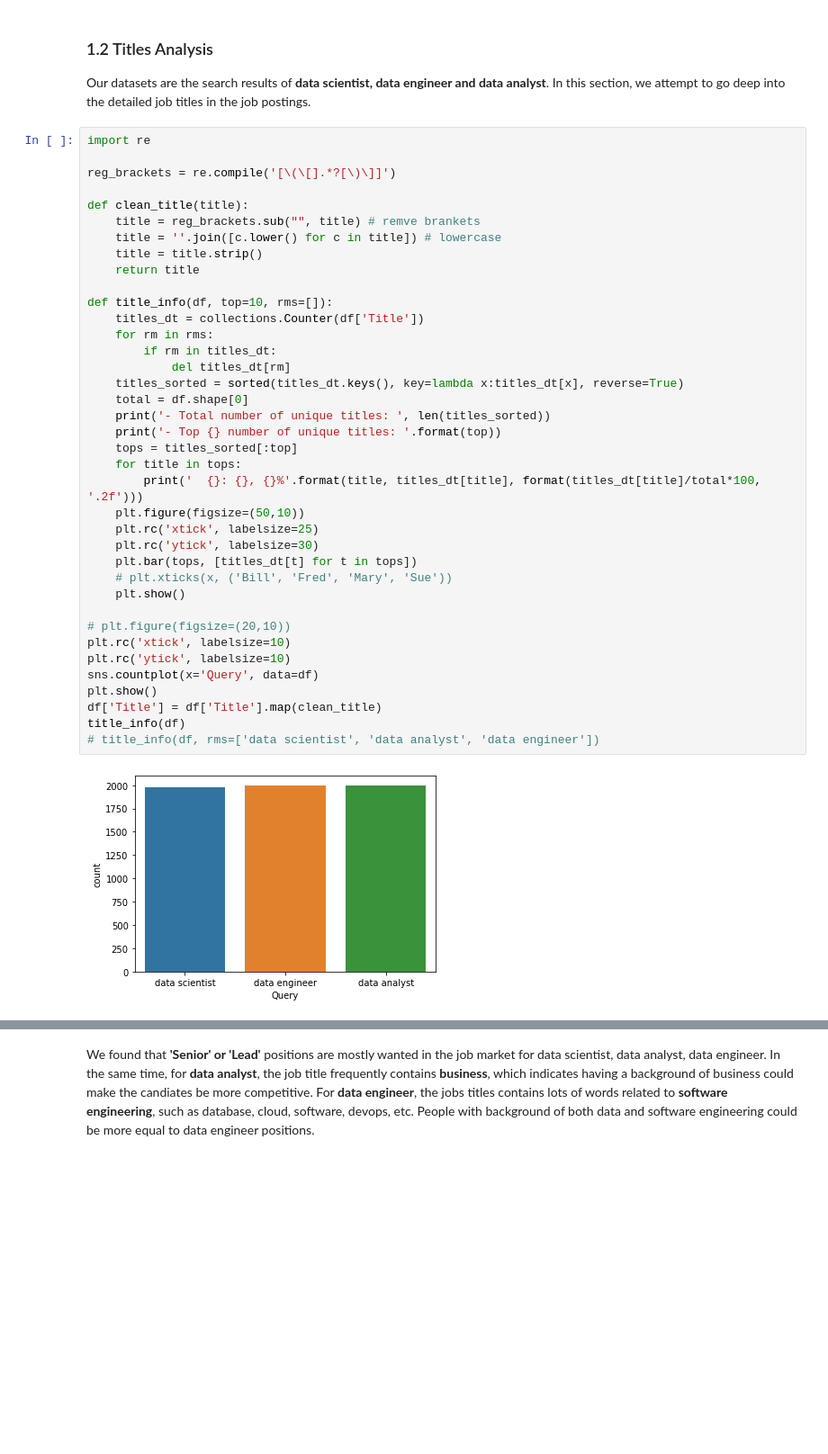
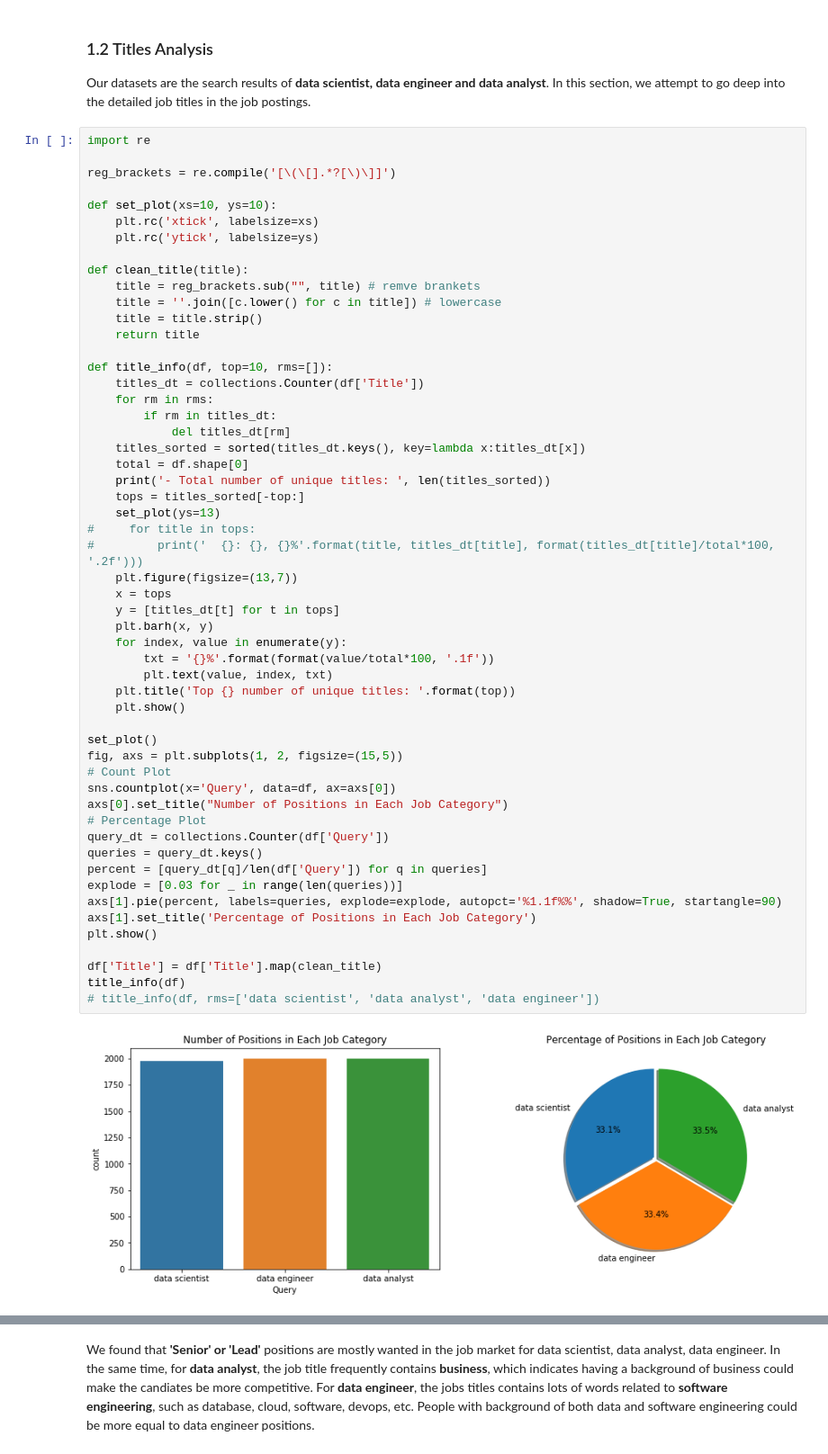
Before and after one commit to liuweilin17/mie1624, a Jupyter notebook: project/Linkedin-Indeed.ipynb, the cells around one changed output, grey strips where cells are left out. Shown at 90% size. Saved outputs shown, nothing was run; the diff lists cells and outputs as text; blank space fills up the shorter version.

```diff
--- a/project/Linkedin-Indeed.ipynb
+++ b/project/Linkedin-Indeed.ipynb
@@ -133,41 +111,57 @@ Our datasets are the search results of **data scientist, data engineer and data
 # %%
 import re
 
 reg_brackets = re.compile('[\(\[].*?[\)\]]')
+
+def set_plot(xs=10, ys=10):
+    plt.rc('xtick', labelsize=xs)
+    plt.rc('ytick', labelsize=ys)
 
 def clean_title(title):
     title = reg_brackets.sub("", title) # remve brankets
     title = ''.join([c.lower() for c in title]) # lowercase
     title = title.strip()
     return title
 
 def title_info(df, top=10, rms=[]):
     titles_dt = collections.Counter(df['Title'])
     for rm in rms:
         if rm in titles_dt:
             del titles_dt[rm]
-    titles_sorted = sorted(titles_dt.keys(), key=lambda x:titles_dt[x], reverse=True)
+    titles_sorted = sorted(titles_dt.keys(), key=lambda x:titles_dt[x])
     total = df.shape[0]
     print('- Total number of unique titles: ', len(titles_sorted))
-    print('- Top {} number of unique titles: '.format(top))
-    tops = titles_sorted[:top]
-    for title in tops:
-        print('  {}: {}, {}%'.format(title, titles_dt[title], format(titles_dt[title]/total*100, '.2f')))
-    plt.figure(figsize=(50,10))
-    plt.rc('xtick', labelsize=25)
-    plt.rc('ytick', labelsize=30)
-    plt.bar(tops, [titles_dt[t] for t in tops])
-    # plt.xticks(x, ('Bill', 'Fred', 'Mary', 'Sue'))
+    tops = titles_sorted[-top:]
+    set_plot(ys=13)
+#     for title in tops:
+#         print('  {}: {}, {}%'.format(title, titles_dt[title], format(titles_dt[title]/total*100, '.2f')))
+    plt.figure(figsize=(13,7))
+    x = tops
+    y = [titles_dt[t] for t in tops]
+    plt.barh(x, y)
+    for index, value in enumerate(y):
+        txt = '{}%'.format(format(value/total*100, '.1f'))
+        plt.text(value, index, txt)
+    plt.title('Top {} number of unique titles: '.format(top))
     plt.show()
 
-# plt.figure(figsize=(20,10))
-plt.rc('xtick', labelsize=10)
-plt.rc('ytick', labelsize=10)
-sns.countplot(x='Query', data=df)
+set_plot()
+fig, axs = plt.subplots(1, 2, figsize=(15,5))
+# Count Plot
+sns.countplot(x='Query', data=df, ax=axs[0])
+axs[0].set_title("Number of Positions in Each Job Category")
+# Percentage Plot
+query_dt = collections.Counter(df['Query'])
+queries = query_dt.keys()
+percent = [query_dt[q]/len(df['Query']) for q in queries]
+explode = [0.03 for _ in range(len(queries))]
+axs[1].pie(percent, labels=queries, explode=explode, autopct='%1.1f%%', shadow=True, startangle=90)
+axs[1].set_title('Percentage of Positions in Each Job Category')
 plt.show()
+
 df['Title'] = df['Title'].map(clean_title)
 title_info(df)
 # title_info(df, rms=['data scientist', 'data analyst', 'data engineer'])
 # %% [output]
-[figure, old version]
+[figure, new version]
 - Total number of unique titles:  1979
```
Also changed, not shown: parts of 34 cells of this notebook, 1 other file.
